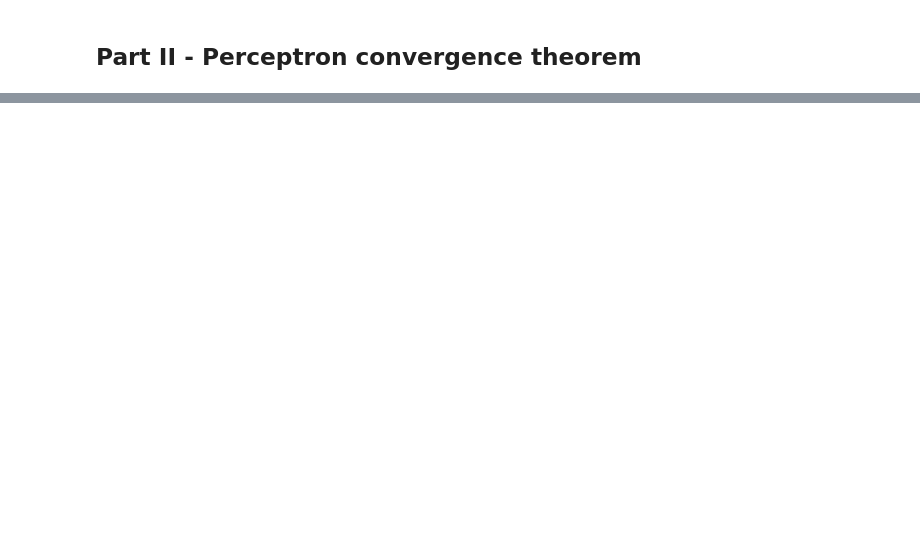
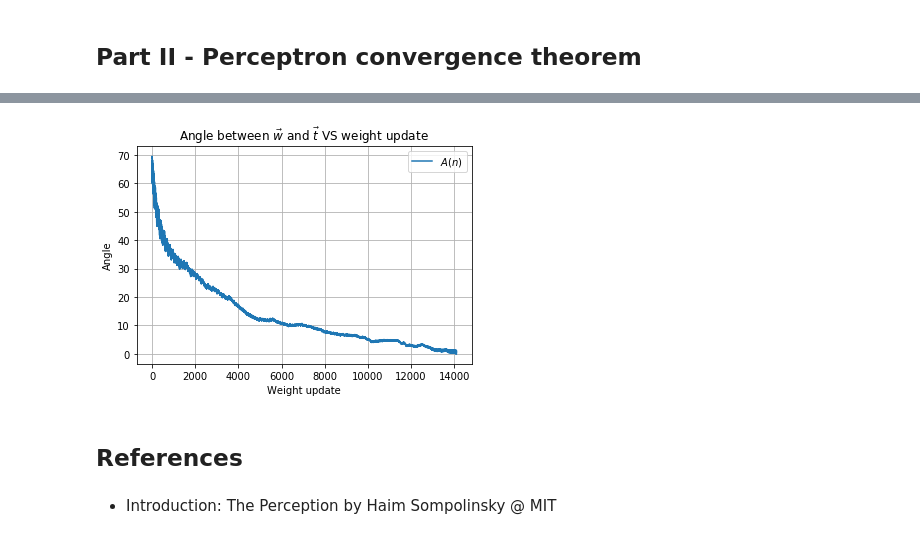
Before and after one commit to zhihanyang2022/bishop1995_notes, a Jupyter notebook: c3_single_layer_networks/perceptron.ipynb, the cells around one changed output, grey strips where cells are left out. Cells and saved outputs as stored; diff of their text form; code cells hidden in the pictures; blank space fills up the shorter version.

```diff
--- a/c3_single_layer_networks/perceptron.ipynb
+++ b/c3_single_layer_networks/perceptron.ipynb
@@ -309,0 +469,33 @@ array([[  106.5888424],
+# %%
+def deg_between(v1, v2):
+    cosine_angle = (v1.T @ v2) / (norm(v1) * norm(v2))
+
+    # ========== Rationale for the if statement below ==========
+    # When v1 is equal to v2, we expect that cosine_angle
+    # is equal to 1. However, it turns out that it is larger
+    # than 1 by a tiny tiny bit. This causes np.arccos to raise
+    # an error because it can only handle values within [-1, 1].
+
+    if np.abs(float(cosine_angle) - 1) < 0.000001:  # account for numerical error
+        return 0.0
+    else:
+        return float(np.rad2deg(np.arccos(cosine_angle)))
+# %%
+actual_As = [deg_between(w, t) for w in p.w_histories]
+# %%
+plt.plot(actual_As, label=r'$A(n)$')
+
+plt.grid()
+
+plt.legend()
+plt.xlabel('Weight update')
+plt.ylabel('Angle')
+plt.title(r'Angle between $\vec{w}$ and $\vec{t}$ VS weight update')
+
+plt.show()
+# %% [output]
+[figure, added]
+# %% [markdown]
+## References
+# %% [markdown]
+- Introduction: The Perception by Haim Sompolinsky @ MIT
```
Also changed, not shown: parts of 55 cells of this notebook.
